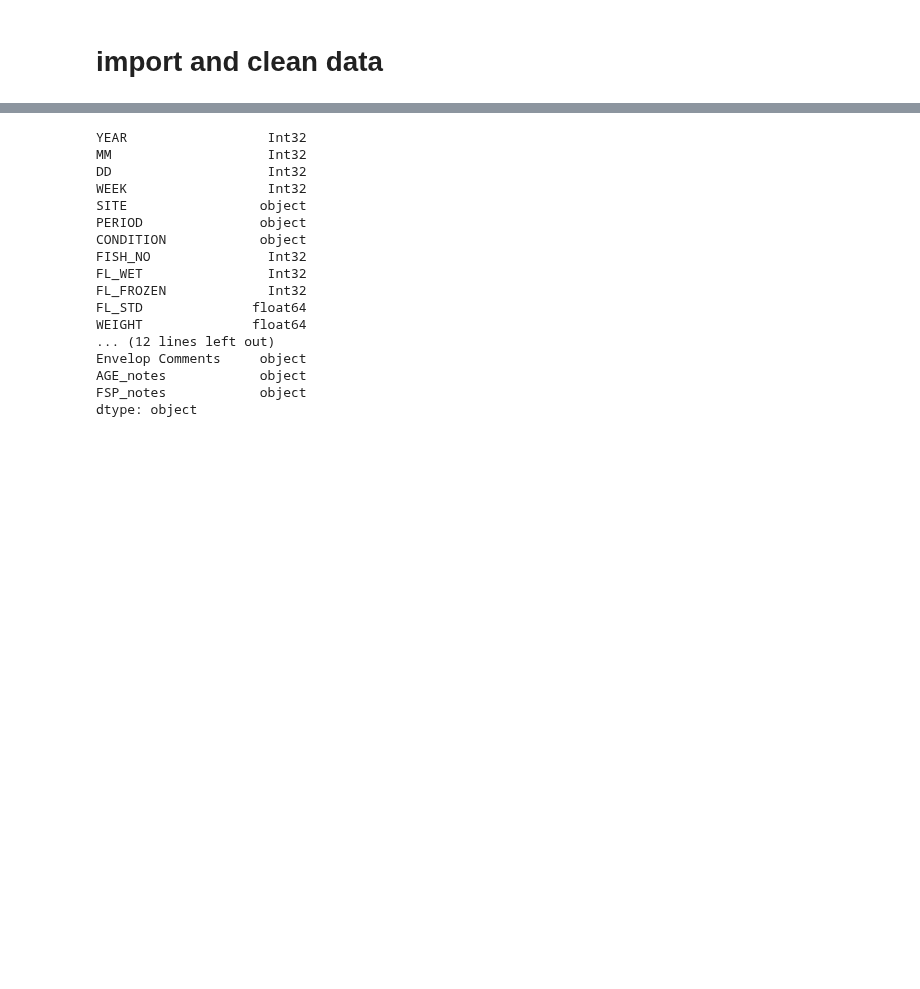
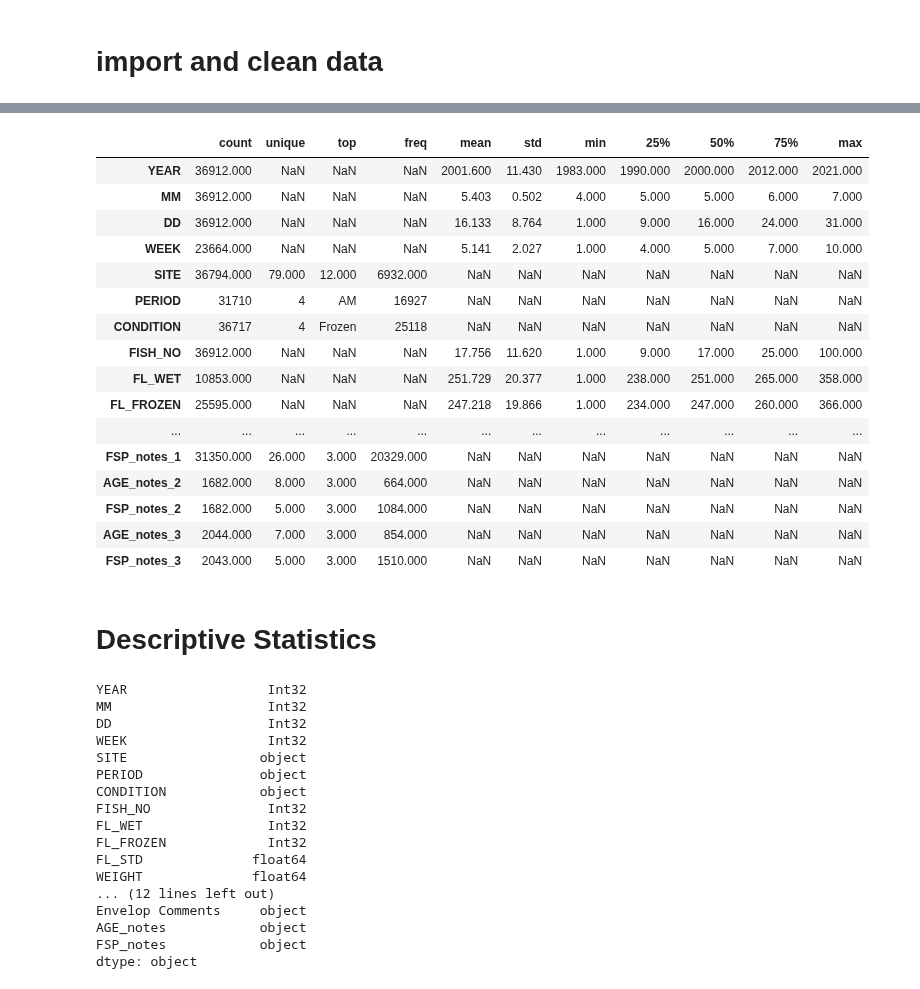
Before and after one commit to dfo-gulf-science/Gaspereau, a Jupyter notebook: 1.1 Data Cleaning - Fish Details (updated).ipynb, the cells around one changed output, grey strips where cells are left out. Drawn from its saved outputs; the diff is of its cells as text; code cells hidden in the pictures; blank space fills up the shorter version.

```diff
--- a/1.1 Data Cleaning - Fish Details (updated).ipynb
+++ b/1.1 Data Cleaning - Fish Details (updated).ipynb
@@ -147,3 +112,25 @@ def print_data_info(series):
+# %%
+df_FD.describe(include='all').T
+# %% [output]
+|  | count | unique | top | freq | mean | std | min | 25% | 50% | 75% | max |
+| YEAR | 36912.000 | NaN | NaN | NaN | 2001.600 | 11.430 | 1983.000 | 1990.000 | 2000.000 | 2012.000 | 2021.000 |
+| MM | 36912.000 | NaN | NaN | NaN | 5.403 | 0.502 | 4.000 | 5.000 | 5.000 | 6.000 | 7.000 |
+| DD | 36912.000 | NaN | NaN | NaN | 16.133 | 8.764 | 1.000 | 9.000 | 16.000 | 24.000 | 31.000 |
+| WEEK | 23664.000 | NaN | NaN | NaN | 5.141 | 2.027 | 1.000 | 4.000 | 5.000 | 7.000 | 10.000 |
+| SITE | 36794.000 | 79.000 | 12.000 | 6932.000 | NaN | NaN | NaN | NaN | NaN | NaN | NaN |
+| PERIOD | 31710 | 4 | AM | 16927 | NaN | NaN | NaN | NaN | NaN | NaN | NaN |
+| CONDITION | 36717 | 4 | Frozen | 25118 | NaN | NaN | NaN | NaN | NaN | NaN | NaN |
+| FISH_NO | 36912.000 | NaN | NaN | NaN | 17.756 | 11.620 | 1.000 | 9.000 | 17.000 | 25.000 | 100.000 |
+| FL_WET | 10853.000 | NaN | NaN | NaN | 251.729 | 20.377 | 1.000 | 238.000 | 251.000 | 265.000 | 358.000 |
+| FL_FROZEN | 25595.000 | NaN | NaN | NaN | 247.218 | 19.866 | 1.000 | 234.000 | 247.000 | 260.000 | 366.000 |
+| ... | ... | ... | ... | ... | ... | ... | ... | ... | ... | ... | ... |
+| FSP_notes_1 | 31350.000 | 26.000 | 3.000 | 20329.000 | NaN | NaN | NaN | NaN | NaN | NaN | NaN |
+| AGE_notes_2 | 1682.000 | 8.000 | 3.000 | 664.000 | NaN | NaN | NaN | NaN | NaN | NaN | NaN |
+| FSP_notes_2 | 1682.000 | 5.000 | 3.000 | 1084.000 | NaN | NaN | NaN | NaN | NaN | NaN | NaN |
+| AGE_notes_3 | 2044.000 | 7.000 | 3.000 | 854.000 | NaN | NaN | NaN | NaN | NaN | NaN | NaN |
+| FSP_notes_3 | 2043.000 | 5.000 | 3.000 | 1510.000 | NaN | NaN | NaN | NaN | NaN | NaN | NaN |
+# %% [markdown]
+# Descriptive Statistics
 # %%
 df_FD.dtypes
 # %% [output]
```
Also changed, not shown: parts of 9 cells of this notebook.
